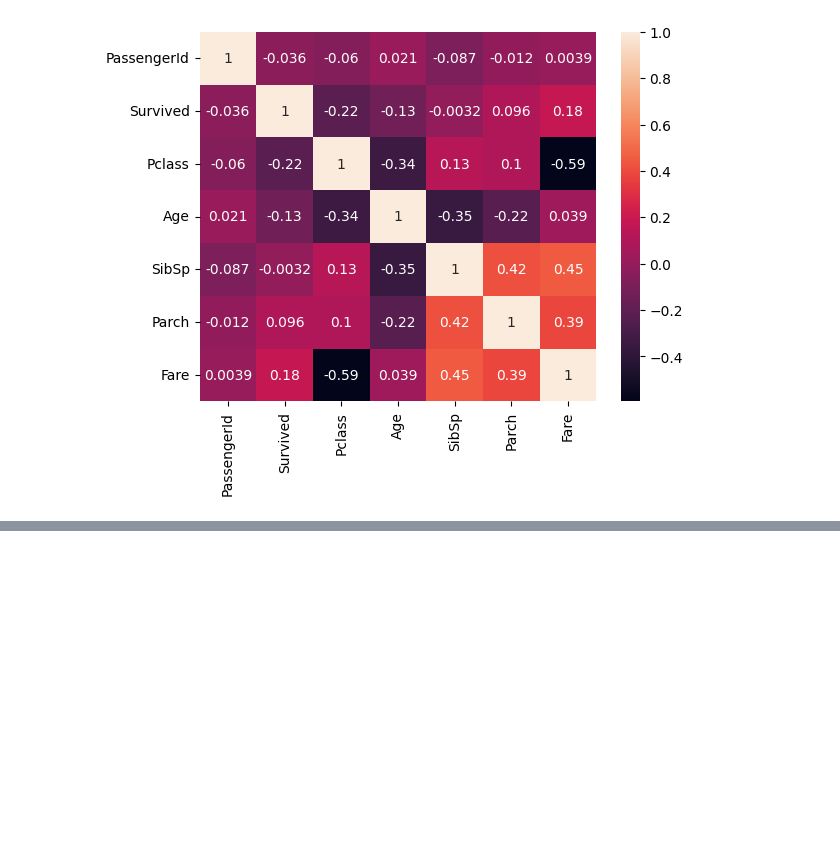
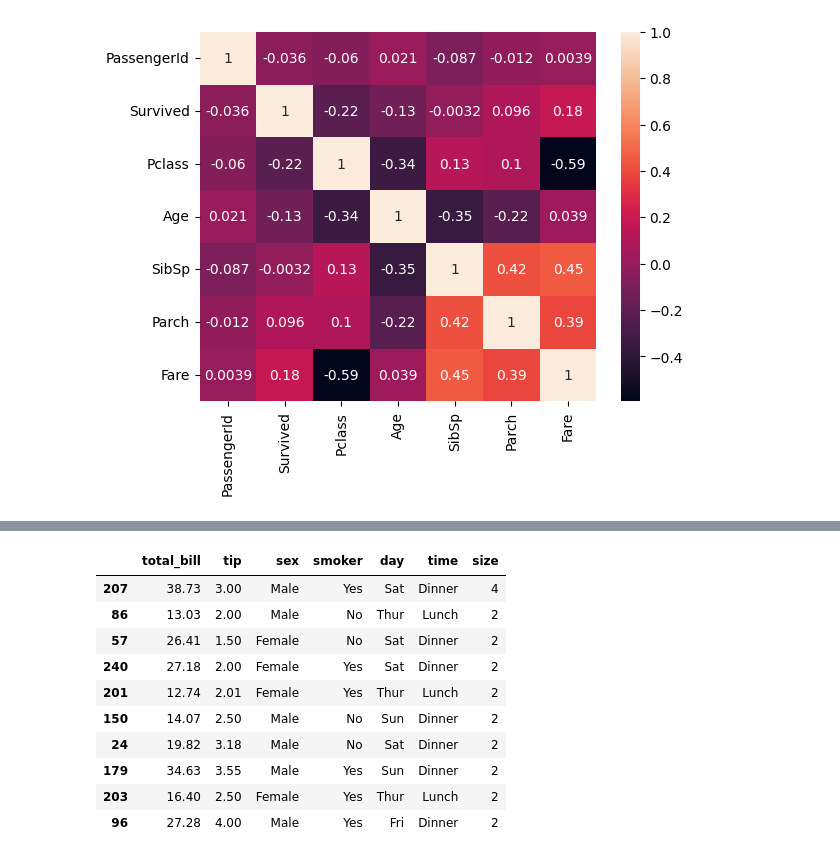
Before and after one commit to readulislamtamim/practice-eda-charts-05092026, a Jupyter notebook: src/main.ipynb, the cells around one changed output, grey strips where cells are left out. Saved outputs shown, nothing was run; the diff lists cells and outputs as text; code cells hidden in the pictures; blank space fills up the shorter version.

```diff
--- a/src/main.ipynb
+++ b/src/main.ipynb
@@ -343,0 +345,2 @@ plt.show()
+# %%
+built_df = sns.load_dataset("tips")
@@ -343,0 +351,14 @@ plt.show()
+# %%
+built_df.sample(10)
+# %% [output]
+|  | total_bill | tip | sex | smoker | day | time | size |
+| 207 | 38.73 | 3.00 | Male | Yes | Sat | Dinner | 4 |
+| 86 | 13.03 | 2.00 | Male | No | Thur | Lunch | 2 |
+| 57 | 26.41 | 1.50 | Female | No | Sat | Dinner | 2 |
+| 240 | 27.18 | 2.00 | Female | Yes | Sat | Dinner | 2 |
+| 201 | 12.74 | 2.01 | Female | Yes | Thur | Lunch | 2 |
+| 150 | 14.07 | 2.50 | Male | No | Sun | Dinner | 2 |
+| 24 | 19.82 | 3.18 | Male | No | Sat | Dinner | 2 |
+| 179 | 34.63 | 3.55 | Male | Yes | Sun | Dinner | 2 |
+| 203 | 16.40 | 2.50 | Female | Yes | Thur | Lunch | 2 |
+| 96 | 27.28 | 4.00 | Male | Yes | Fri | Dinner | 2 |
```
Also changed, not shown: parts of 6 cells of this notebook.
